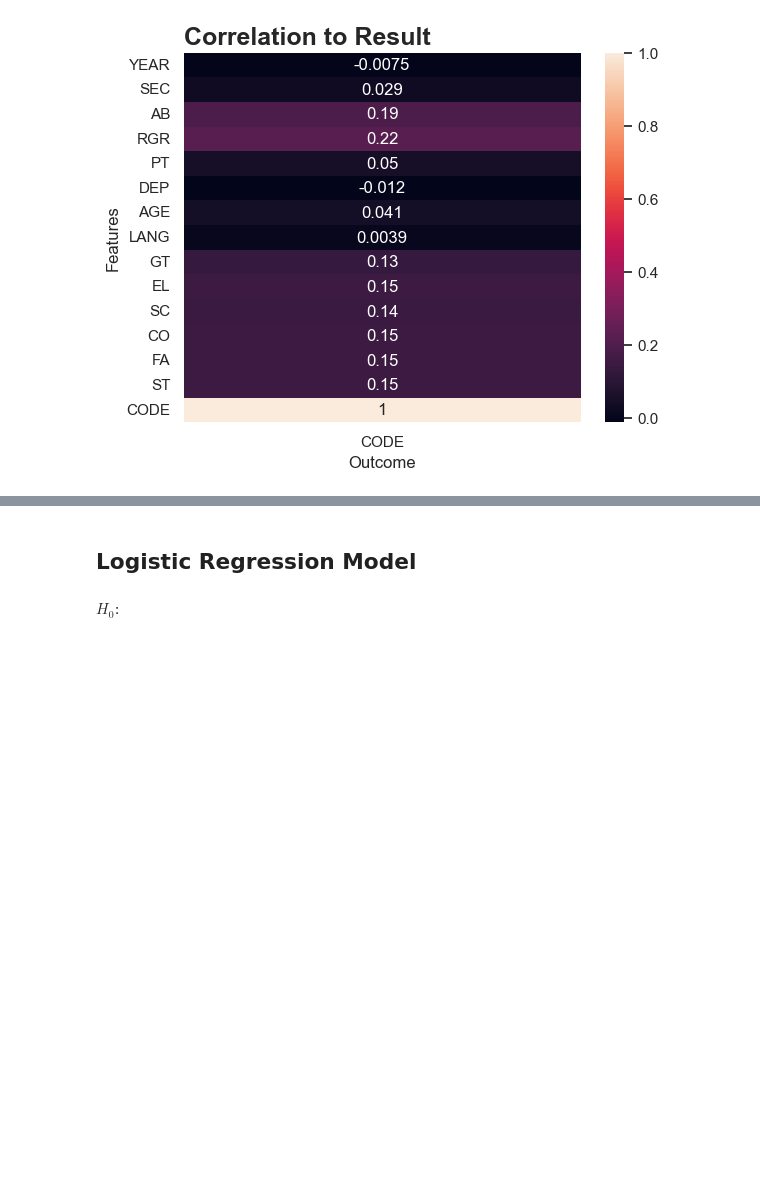
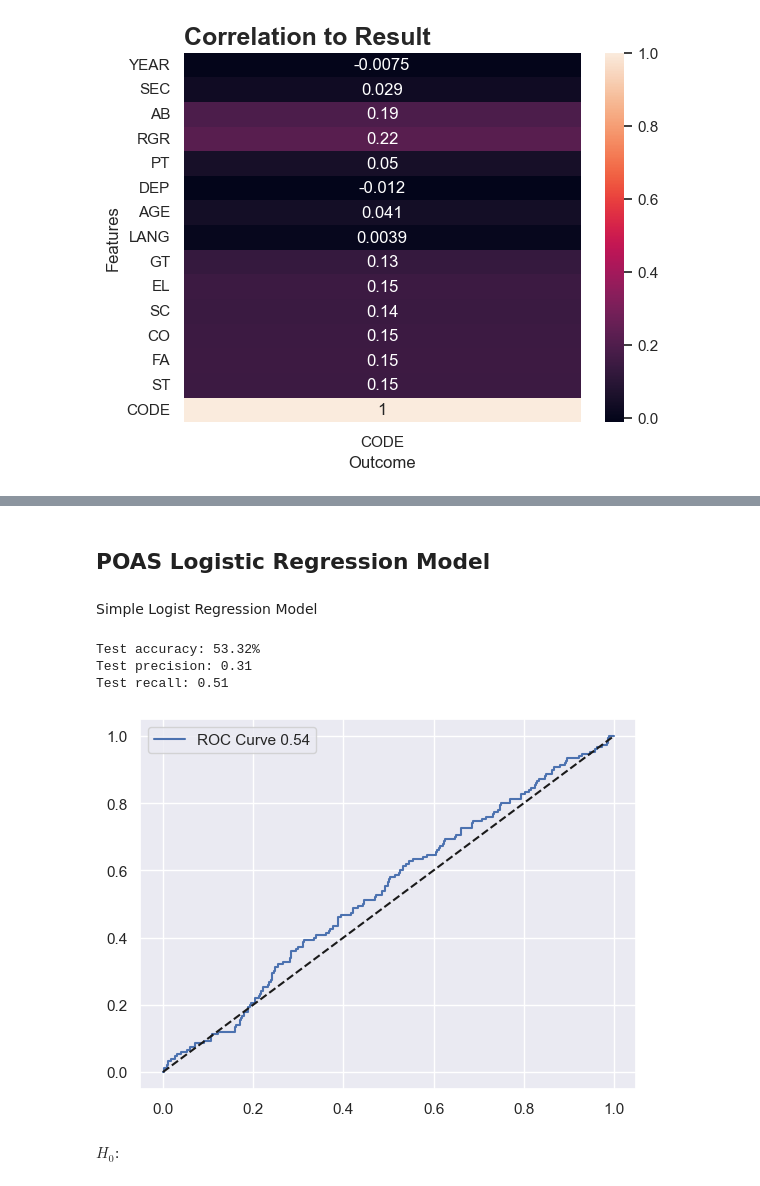
Before and after one commit to JaimeVRodriguez/psyop_selection_analysis, a Jupyter notebook: notebooks/eda.ipynb, the cells around one changed output, grey strips where cells are left out. Drawn from its saved outputs; the diff is of its cells as text; code cells hidden in the pictures; blank space fills up the shorter version.

Commit message:
create first reg model

```diff
--- a/notebooks/eda.ipynb
+++ b/notebooks/eda.ipynb
@@ -169,0 +136,9 @@ functions.pvalues(tests)
+# %%
+rank_vals = {'PV2': 2, 'PFC': 3, 'CPL': 4, 'SPC': 4, 'SGT': 5, 'SSG': 6}
+poas.RANK = poas.RANK.replace(rank_vals)
+poas2 = poas.drop(['YEAR', 'RACE', 'MOS', 'ED', 'MARITAL', 'RESULT', 'GROUP'], axis=1)
+# %%
+X = poas2.drop('CODE', axis=1)
+y = poas2.CODE
+
+X = Normalizer().fit_transform(X)
@@ -169,0 +183,2 @@ functions.pvalues(tests)
+# %%
+X_train, X_test, y_train, y_test = train_test_split(X, y, test_size=.2, stratify=y, random_state=seed)
@@ -170,4 +206,34 @@ functions.pvalues(tests)
 # %% [markdown]
-## Logistic Regression Model
+## POAS Logistic Regression Model
+# %% [markdown]
+Simple Logist Regression Model
+# %%
+logistic_model = LogisticRegression(random_state=seed).fit(X_train, y_train)
+
+y_probs = logistic_model.predict_proba(X_test)
+threshold = y_probs[:,1].mean()
+y_pred = np.where(y_probs[:,1] >= threshold, 1, 0)
+y_hat = logistic_model.decision_function(X_test)
+
+fpr, tpr, thresholds = roc_curve(y_test, y_hat)
+roc_auc = auc(fpr, tpr)
+
+plt.plot(fpr, tpr, label=f'ROC Curve {roc_auc:.2f}')
+plt.plot([0, 1], [0, 1], 'k--')
+plt.legend()
+
+
+
+accuracy = accuracy_score(y_test, y_pred)*100
+precision = precision_score(y_test, y_pred)
+recall = recall_score(y_test, y_pred)
+print(f'Test accuracy: {accuracy:.2f}%')
+print(f'Test precision: {precision:.2f}')
+print(f'Test recall: {recall:.2f}')
+# %% [output]
+Test accuracy: 53.32%
+Test precision: 0.31
+Test recall: 0.51
+[figure, added]
 # %% [markdown]
 $H_0$:
```
Also changed, not shown: parts of 11 cells of this notebook, 6 other files.
